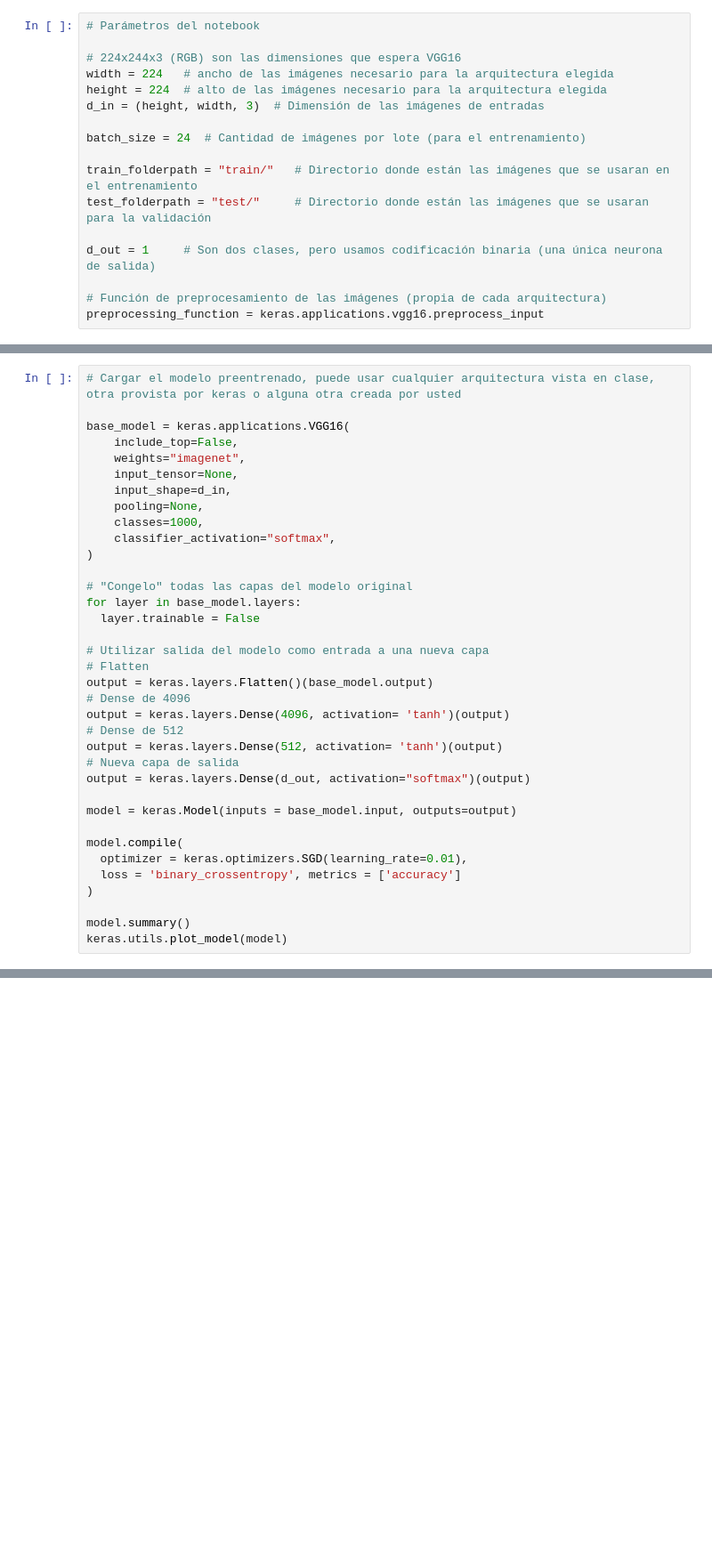
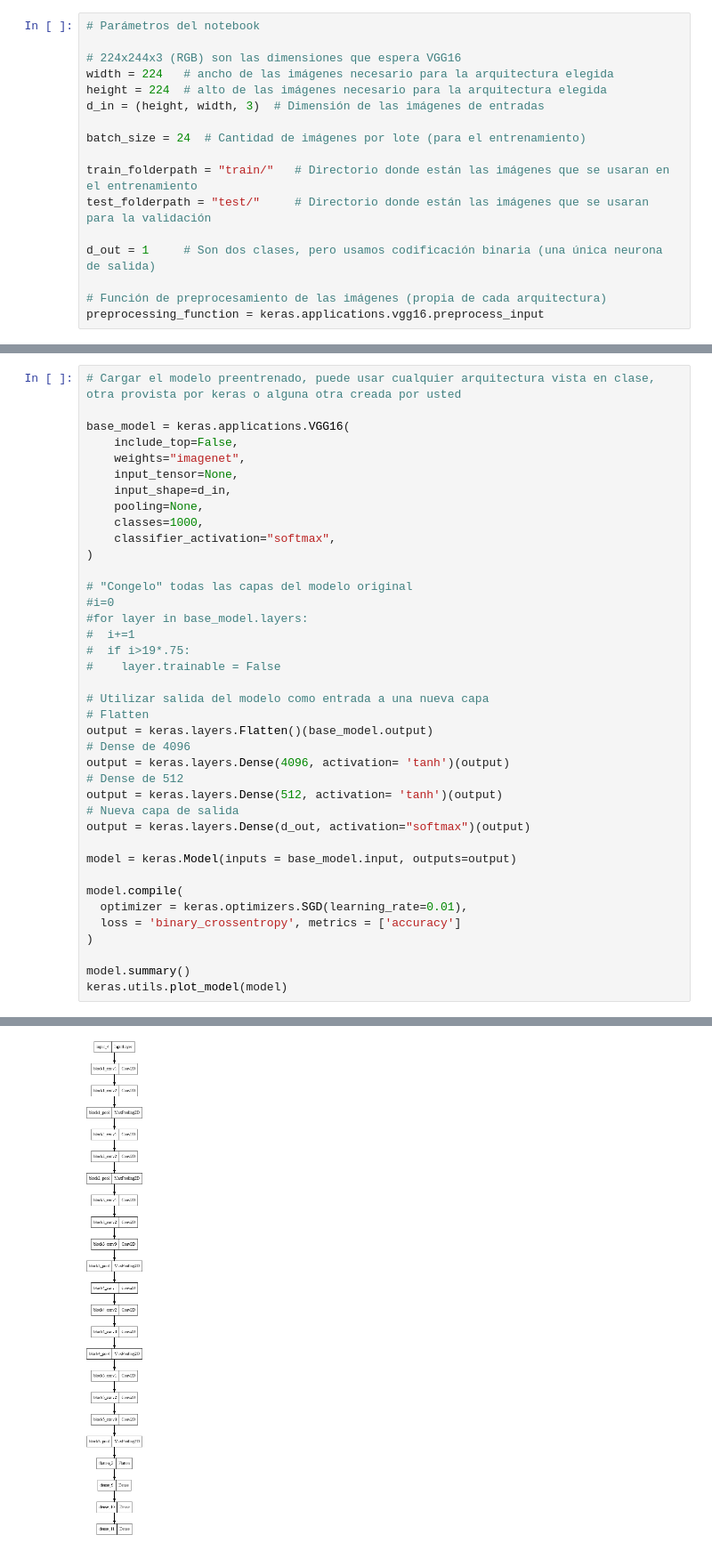
Before and after one commit to josesg998/redesn_2024, a Jupyter notebook: Clase 2/Ejercicio_2.ipynb, the cells around one changed output, grey strips where cells are left out. Shown at 89% size. Cells and saved outputs as stored; diff of their text form; blank space fills up the shorter version.

```diff
--- a/Clase 2/Ejercicio_2.ipynb
+++ b/Clase 2/Ejercicio_2.ipynb
@@ -77,8 +118,11 @@ base_model = keras.applications.VGG16(
 )
 
 # "Congelo" todas las capas del modelo original
-for layer in base_model.layers:
-  layer.trainable = False
+#i=0
+#for layer in base_model.layers:
+#  i+=1
+#  if i>19*.75:
+#    layer.trainable = False
 
 # Utilizar salida del modelo como entrada a una nueva capa
 # Flatten
@@ -99,3 +143,4 @@ model.compile(
 
 model.summary()
 keras.utils.plot_model(model)
+# %% [output]
@@ -102,3 +164,4 @@ keras.utils.plot_model(model)
+[figure, added]
 # %%
 # Entrenar el modelo
 
```
Also changed, not shown: parts of 10 cells of this notebook.
